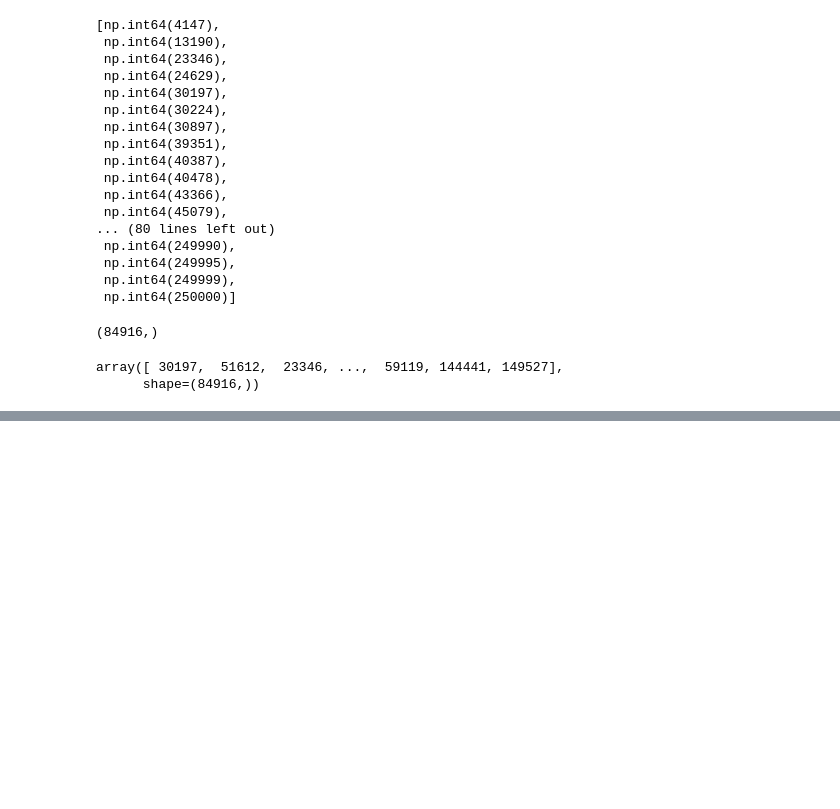
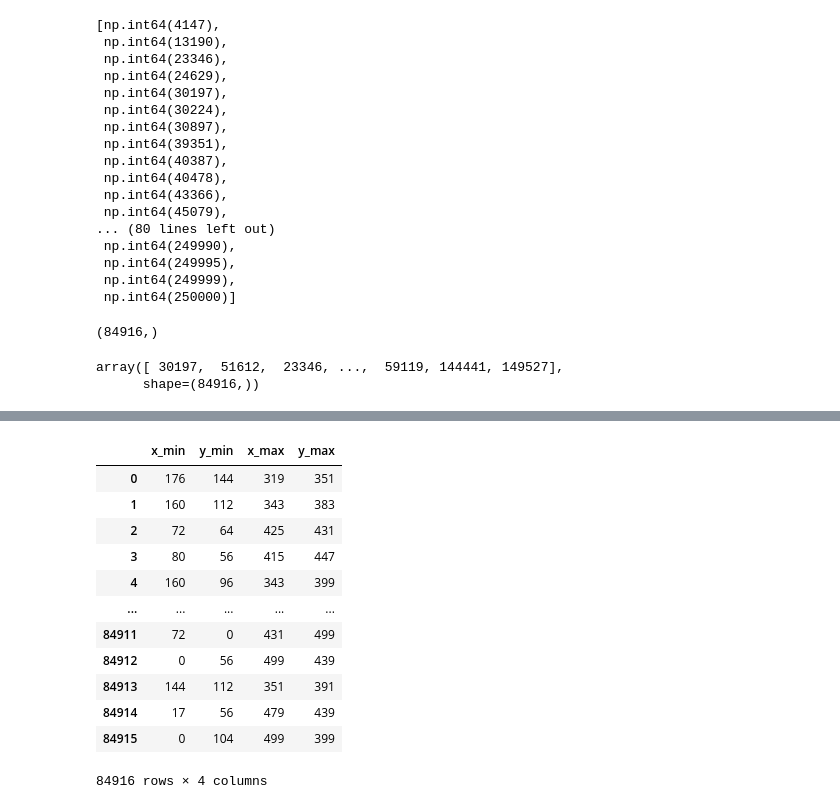
Before and after one commit to Kelorastus/Rakuten, a Jupyter notebook: notebooks/data_exploration/Valentin.ipynb, the cells around one changed output, grey strips where cells are left out. Saved outputs shown, nothing was run; the diff lists cells and outputs as text; code cells hidden in the pictures; blank space fills up the shorter version.

```diff
--- a/notebooks/data_exploration/Valentin.ipynb
+++ b/notebooks/data_exploration/Valentin.ipynb
@@ -707,3 +673,5 @@ pixel_counts
 # %% [output]
 array([ 30197,  51612,  23346, ...,  59119, 144441, 149527],
       shape=(84916,))
+# %%
+df['essential_pixel_count']=pixel_counts
@@ -709,0 +707,24 @@ array([ 30197,  51612,  23346, ...,  59119, 144441, 149527],
+# %%
+def get_content_bounding_box(row, folder = '../../Dataset/images/image_train'):
+    # Load image, ensure it's grayscale for finding coordinates
+    img = load_image(row, color=False, folder = folder)
+    if img is None:
+        return None # Handle case where image doesn't load
+
+    # Find all non-white pixels. A threshold of 254 handles JPEG artifacts.
+    # (Pure white is 255, but compression can create values like 254)
+    non_white_pixels = np.argwhere(img < 254) # Returns (row, col) coordinates
+
+    if non_white_pixels.size == 0:
+        return 0, 0, 0, 0 # No content, return zero box
+
+    # np.argwhere gives (row, col) which corresponds to (y, x)
+    y_coords = non_white_pixels[:, 0]
+    x_coords = non_white_pixels[:, 1]
+
+    y_min, y_max = y_coords.min(), y_coords.max()
+    x_min, x_max = x_coords.min(), x_coords.max()
+
+    return x_min, y_min, x_max, y_max
+# %%
+coords = df.apply(get_content_bounding_box,axis=1)
@@ -709,0 +746,18 @@ array([ 30197,  51612,  23346, ...,  59119, 144441, 149527],
+# %%
+col_names = ['x_min', 'y_min', 'x_max', 'y_max']
+coords_df = pd.DataFrame(coords.tolist(), index=df.index, columns=col_names)
+coords_df
+# %% [output]
+|  | x_min | y_min | x_max | y_max |
+| 0 | 176 | 144 | 319 | 351 |
+| 1 | 160 | 112 | 343 | 383 |
+| 2 | 72 | 64 | 425 | 431 |
+| 3 | 80 | 56 | 415 | 447 |
+| 4 | 160 | 96 | 343 | 399 |
+| ... | ... | ... | ... | ... |
+| 84911 | 72 | 0 | 431 | 499 |
+| 84912 | 0 | 56 | 499 | 439 |
+| 84913 | 144 | 112 | 351 | 391 |
+| 84914 | 17 | 56 | 479 | 439 |
+| 84915 | 0 | 104 | 499 | 399 |
+84916 rows × 4 columns
```
Also changed, not shown: parts of 57 cells of this notebook, 2 other files.
